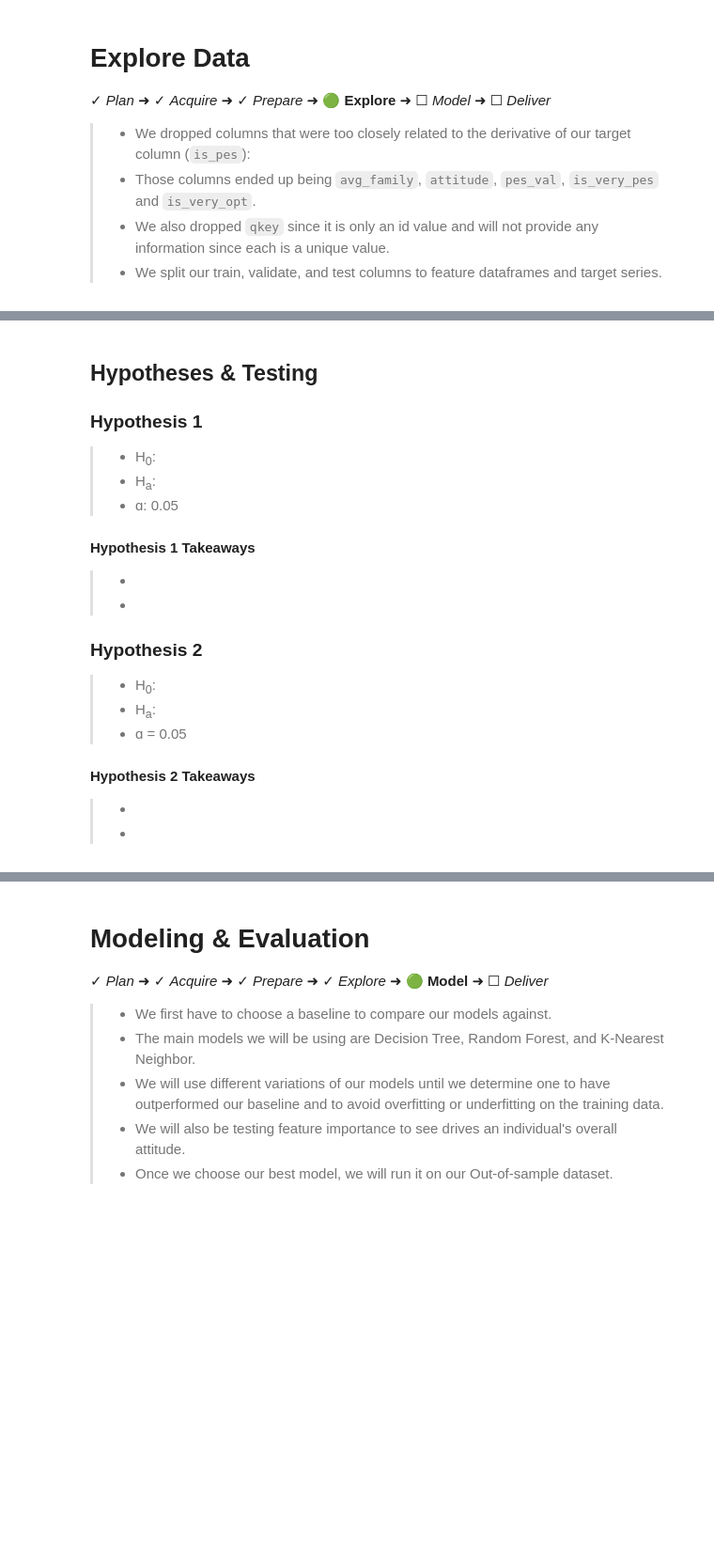
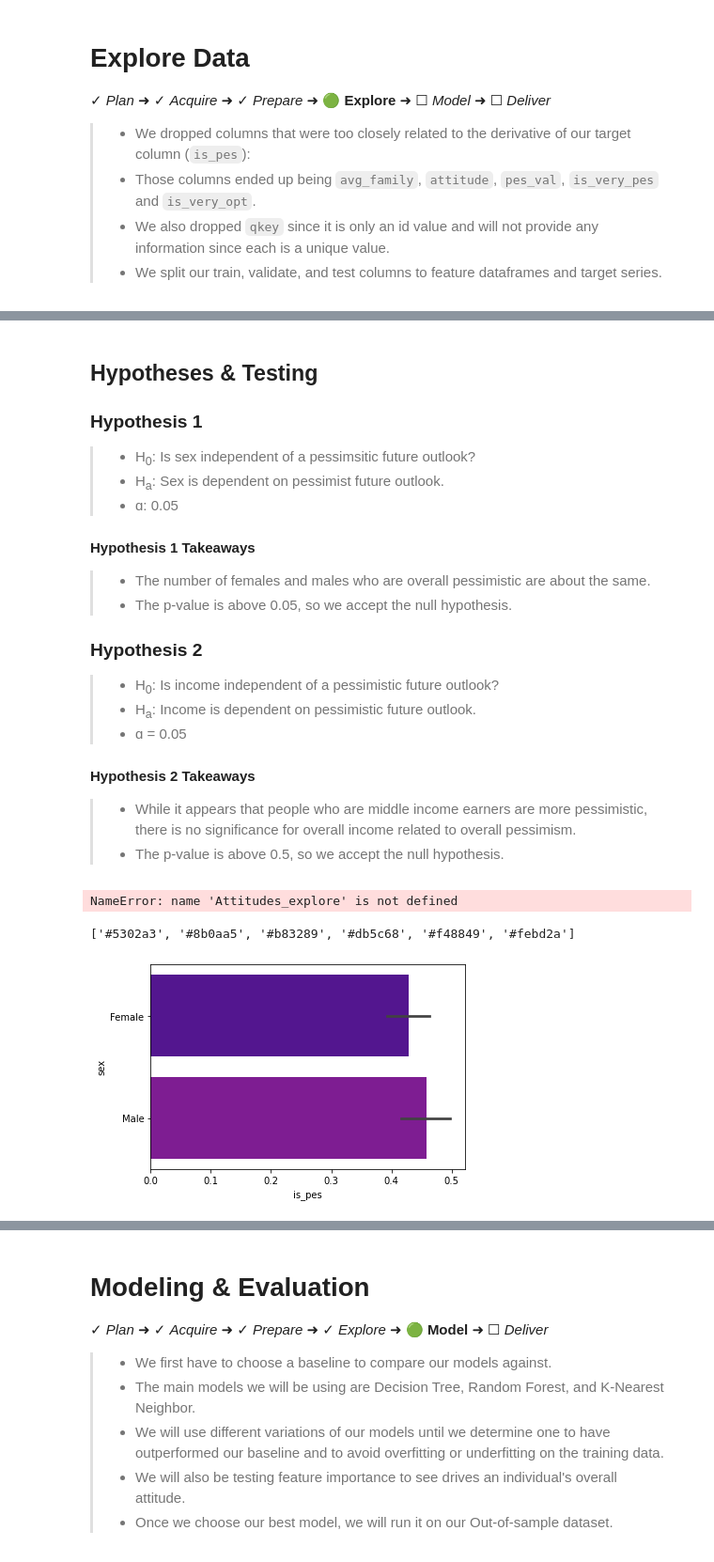
Before and after one commit to american-perspectives-capstone/american-attitudes, a Jupyter notebook: final_notebook.ipynb, the cells around one changed output, grey strips where cells are left out. Shown at 94% size. Drawn from its saved outputs; the diff is of its cells as text; code cells hidden in the pictures; blank space fills up the shorter version.

Commit message:
changes to brooke explore and adding initial explore to final notebook

```diff
--- a/final_notebook.ipynb
+++ b/final_notebook.ipynb
@@ -721,19 +721,42 @@ train.shape, validate.shape, test.shape
 ## Hypotheses & Testing
 
 ### Hypothesis 1
-> - H<sub>0</sub>:
-> - H<sub>a</sub>:
+> - H<sub>0</sub>: Is sex independent of a pessimsitic future outlook?
+> - H<sub>a</sub>: Sex is dependent on pessimist future outlook.
 > - &#x0251;: 0.05
 
 #### Hypothesis 1 Takeaways
-> -
-> -
+> - The number of females and males who are overall pessimistic are about the same.
+> - The p-value is above 0.05, so we accept the null hypothesis.
 
 ### Hypothesis 2
-> - H<sub>0</sub>:
-> - H<sub>a</sub>:
+> - H<sub>0</sub>: Is income independent of a pessimistic future outlook?
+> - H<sub>a</sub>: Income is dependent on pessimistic future outlook.
 > - &#x0251; = 0.05
 
 #### Hypothesis 2 Takeaways
-> -
-> -
+> - While it appears that people who are middle income earners are more pessimistic, there is no significance for overall income related to overall pessimism.
+> - The p-value is above 0.5, so we accept the null hypothesis.
+# %%
+Attitudes_explore.printout_only_significant_p_value(train, 'is_pes')
+# %% [output]
+NameError: name 'Attitudes_explore' is not defined
+# %%
+#set seaborn color pallete
+import seaborn as sns
+import matplotlib.pyplot as plt
+sns.set_palette('plasma')
+pal = sns.set_palette('plasma')
+print(sns.color_palette().as_hex())
+
+#create barplot showing males vs females and their percentage of pessimism
+ax = sns.barplot(y="sex", x="is_pes", data=train[train.sex != 'Refused'])
+plt.title = "Percentage of Pessimistic Outlook for Females and Males"
+#plt.savefig('images/fem_male_pessimism_percentage.png')
+
+
+
+plt.show()
+# %% [output]
+['#5302a3', '#8b0aa5', '#b83289', '#db5c68', '#f48849', '#febd2a']
+[figure, added]
```
Also changed, not shown: parts of 7 cells of this notebook, 2 other files.
